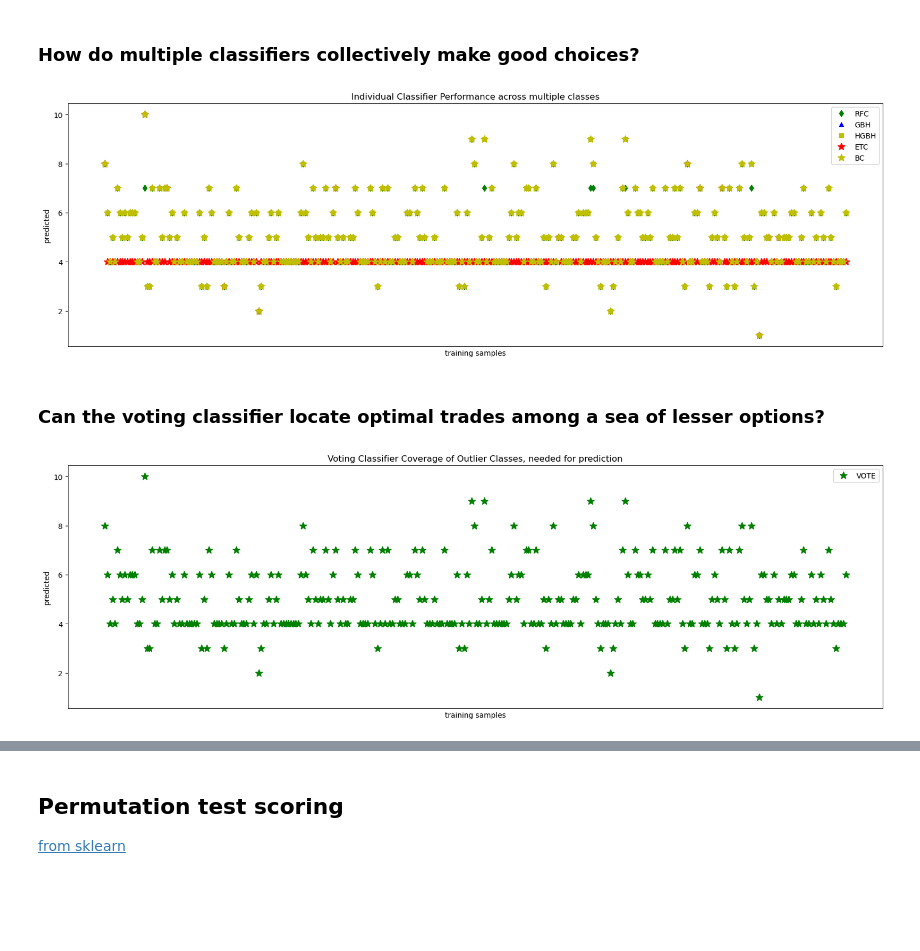
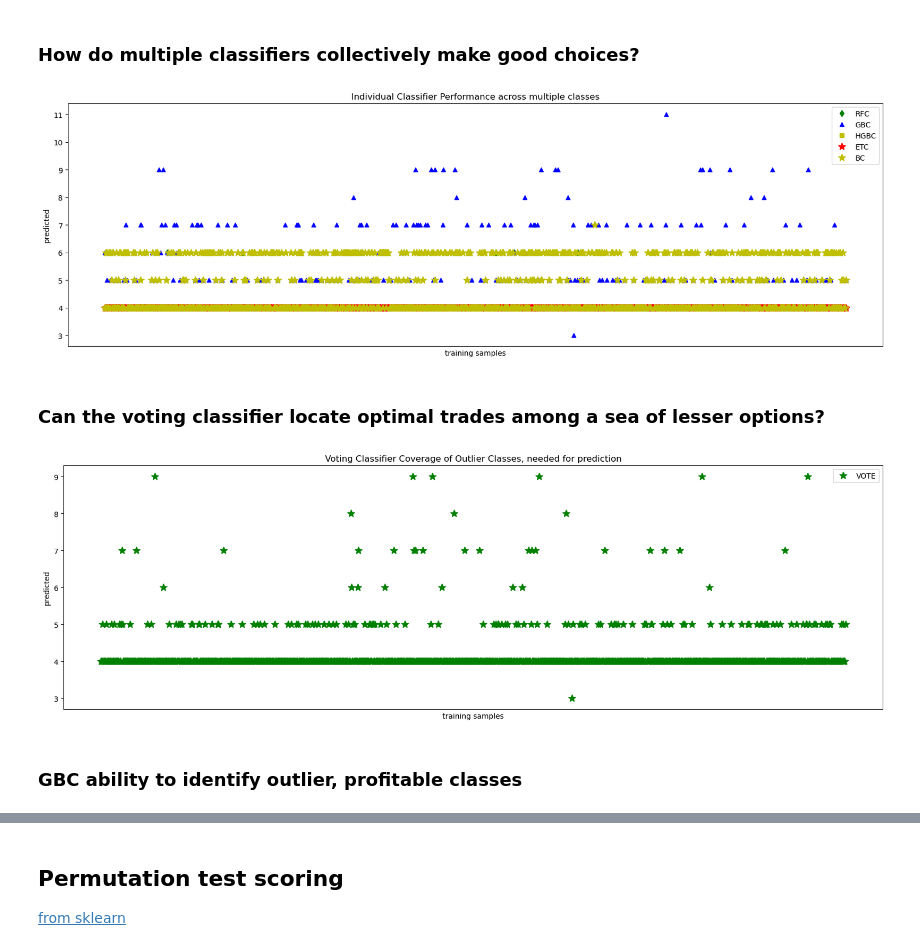
Before and after one commit to stefanbund/grus-code, a Jupyter notebook: ver5-ordinal-binning-grid-searches/step 5, classifier search.ipynb, the cells around one changed output, grey strips where cells are left out. Drawn from its saved outputs; the diff is of its cells as text; code cells hidden in the pictures; blank space fills up the shorter version.

Commit message:
global data, then book 5 updates for label 10

```diff
--- a/ver5-ordinal-binning-grid-searches/step 5, classifier search.ipynb
+++ b/ver5-ordinal-binning-grid-searches/step 5, classifier search.ipynb
@@ -85,8 +90,7 @@ keepable = ['precursor_buy_cap_pct_change',
             'precursor_ask_cap_pct_change',
             'precursor_bid_vol_pct_change',
             'precursor_ask_vol_pct_change',
-            'sum_change',
-            'length']
+            'sum_change','length','time']
 # %%
 
 # Splitting the dataframe into features and labels
@@ -169,6 +152,7 @@ gbc = GradientBoostingClassifier(max_depth= 10, n_estimators= 10,random_state= 4
 hgbc = HistGradientBoostingClassifier(learning_rate= 0.01, max_iter= 100,random_state= 42)
 etc = ExtraTreesClassifier(max_depth= 10, n_estimators= 1000,random_state= 42)
 bc = BaggingClassifier(n_estimators= 10, random_state= 42)
+svc = SVC(C=0.1, kernel='rbf')
 treeGroup = [rfc, etc, gbc, hgbc] #tree based classifiers, for feature importance
 # %% [markdown]
 ## Voting Classifier
@@ -176,8 +160,8 @@ treeGroup = [rfc, etc, gbc, hgbc] #tree based classifiers, for feature importanc
 import shap #this library would take 30 hours to explain the above model, not to be used. would function on one tree, better
 from sklearn.ensemble import  VotingClassifier
 from sklearn.model_selection import cross_val_score
-X = m2_pipeline.drop(columns=['label'])
-y = m2_pipeline['label']
+X = m2_pipeline[keepable].values  #.drop(columns=['label']).values #per https://stackoverflow.com/a/73095562/12001832
+y = m2_pipeline['label'].values
 X_train, X_test, y_train, y_test = train_test_split(X, y, test_size=0.2, random_state=42)
 
 #normalize all numeric columns
@@ -185,20 +169,19 @@ scaler = StandardScaler()
 X_train_scaled = scaler.fit_transform(X_train)
 
 # Define VotingClassifier
-vc = VotingClassifier(estimators=[('rfc',rfc),('gbc',gbc),('hgbc',hgbc),('etc',etc),('bc',bc)], voting='soft')
+weights = [0.1, 0.5, 0.1, 0.1, 0.2]
+vc = VotingClassifier(estimators=[('rfc',rfc),('gbc',gbc),('hgbc',hgbc),('etc',etc),('bc',bc)], voting='hard', weights=weights)
 rfc.fit(X_train_scaled,y_train)
 gbc.fit(X_train_scaled,y_train)
 hgbc.fit(X_train_scaled,y_train)
 etc.fit(X_train_scaled,y_train)
 bc.fit(X_train_scaled,y_train)
+svc.fit(X_train_scaled,y_train)
 vc.fit(X_train_scaled,y_train)
 
 # #fit all, voting classifier scoring
-for clf, label in zip([rfc,gbc,hgbc,etc,bc,vc], ['RandomForestClassifier', 'GradientBoostingClassifier', 'HistGradientBoostingClassifier', 'ExtraTreesClassifier',\
-                                                    'BaggingClassifier','Voting']):
+for clf, label in zip([rfc,gbc,hgbc,etc,bc,svc,vc], ['RandomForestClassifier', 'GradientBoostingClassifier', 'HistGradientBoostingClassifier', 'ExtraTreesClassifier',\
+                                                    'BaggingClassifier','SVC','Voting']):
     scores = cross_val_score(clf, X_train_scaled, y_train, scoring='accuracy', cv=5)
     print("Accuracy: %0.2f (+/- %0.2f) [%s]" % (scores.mean(), scores.std(), label))
-# explainer = shap.KernelExplainer(vc.predict_proba, X_train) # Define explainer
-# shap_values = explainer.shap_values(X_test) # Compute SHAP values for test set
-# shap.summary_plot(shap_values[1], X_test) # Plot summary plot of SHAP values for each feature
 # %% [output]
@@ -314,36 +326,36 @@ shap.summary_plot(shap_values, features=m2_pipeline.columns)
 # %% [markdown]
 ### How do multiple classifiers collectively make good choices?
 # %%
-xt = X_train_scaled[:300]
+xt = X_test#  train_scaled[:300]
 
 pred1 = rfc.predict(xt)
 pred2 = gbc.predict(xt)
 pred3 = hgbc.predict(xt)
 
 pred4 = etc.predict(xt)
 pred5 = bc.predict(xt)
 pred6 = vc.predict(xt)
 
 plt.figure(figsize=(20,6))
 plt.plot(pred1, "gd", label="RFC")
-plt.plot(pred2, "b^", label="GBH")
-plt.plot(pred3, "ys", label="HGBH")
+plt.plot(pred2, "b^", label="GBC")
+plt.plot(pred3, "ys", label="HGBC")
 plt.plot(pred4, "r*", ms=10, label="ETC")
 plt.plot(pred5, "y*", ms=10, label="BC")
 # plt.plot(pred6, "g*", ms=10, label="VOTE")
 plt.tick_params(axis="x", which="both", bottom=False, top=False, labelbottom=False)
 plt.ylabel("predicted")
 plt.xlabel("training samples")
 plt.legend(loc="best")
 plt.title("Individual Classifier Performance across multiple classes")
-ax.annotate('race interrupted', (61, 25),
-            xytext=(0.8, 0.9), textcoords='axes fraction',
-            arrowprops=dict(facecolor='black', shrink=0.05),
-            fontsize=16,
-            horizontalalignment='right', verticalalignment='top')
+# ax.annotate('race interrupted', (61, 25),
+#             xytext=(0.8, 0.9), textcoords='axes fraction',
+#             arrowprops=dict(facecolor='black', shrink=0.05),
+#             fontsize=16,
+#             horizontalalignment='right', verticalalignment='top')
 plt.show()
 # %% [output]
-[figure, old version]
+[figure, new version]
 # %% [markdown]
 ### Can the voting classifier locate optimal trades among a sea of lesser options?
 # %%
@@ -356,5 +368,7 @@ plt.legend(loc="best")
 plt.title("Voting Classifier Coverage of Outlier Classes, needed for prediction")
 plt.show()
 # %% [output]
-[figure, old version]
+[figure, new version]
+# %% [markdown]
+### GBC ability to identify outlier, profitable classes
 # %%
```
Also changed, not shown: parts of 39 cells of this notebook, 4 other files.
